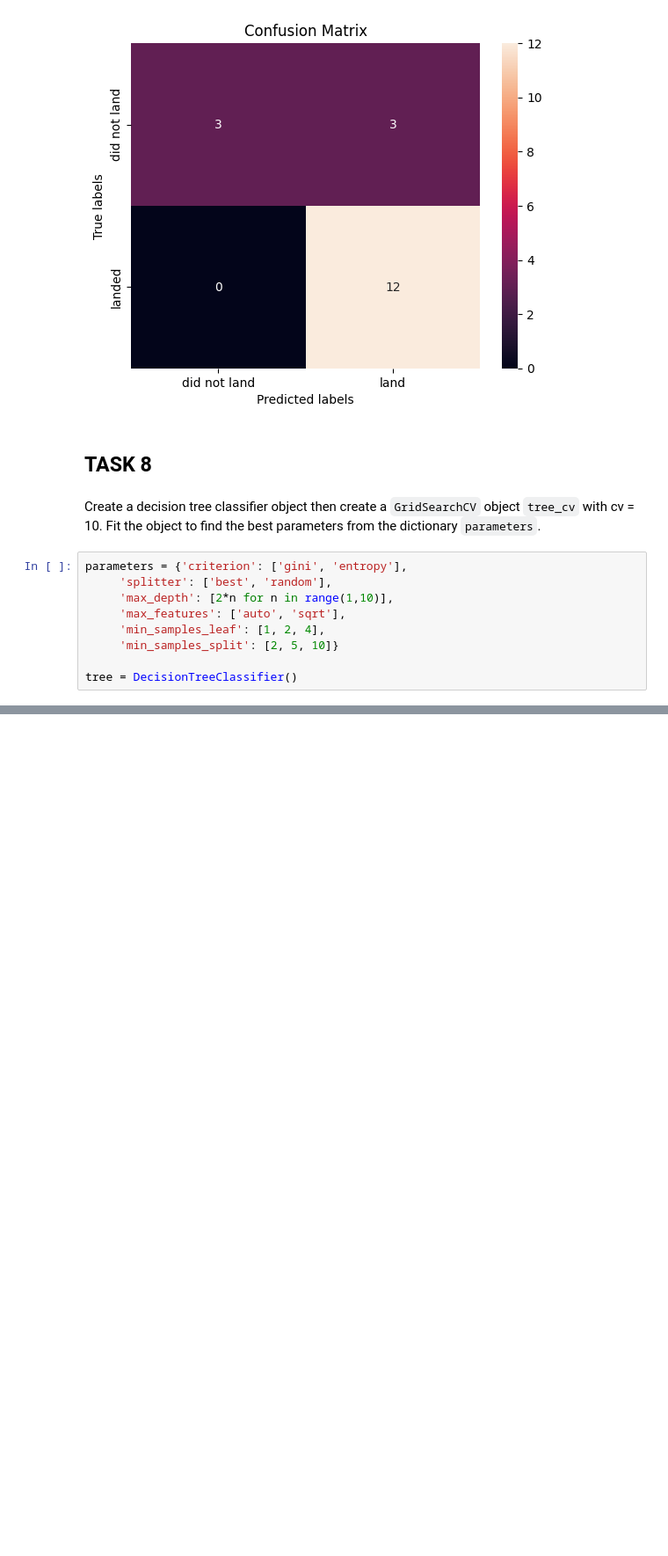
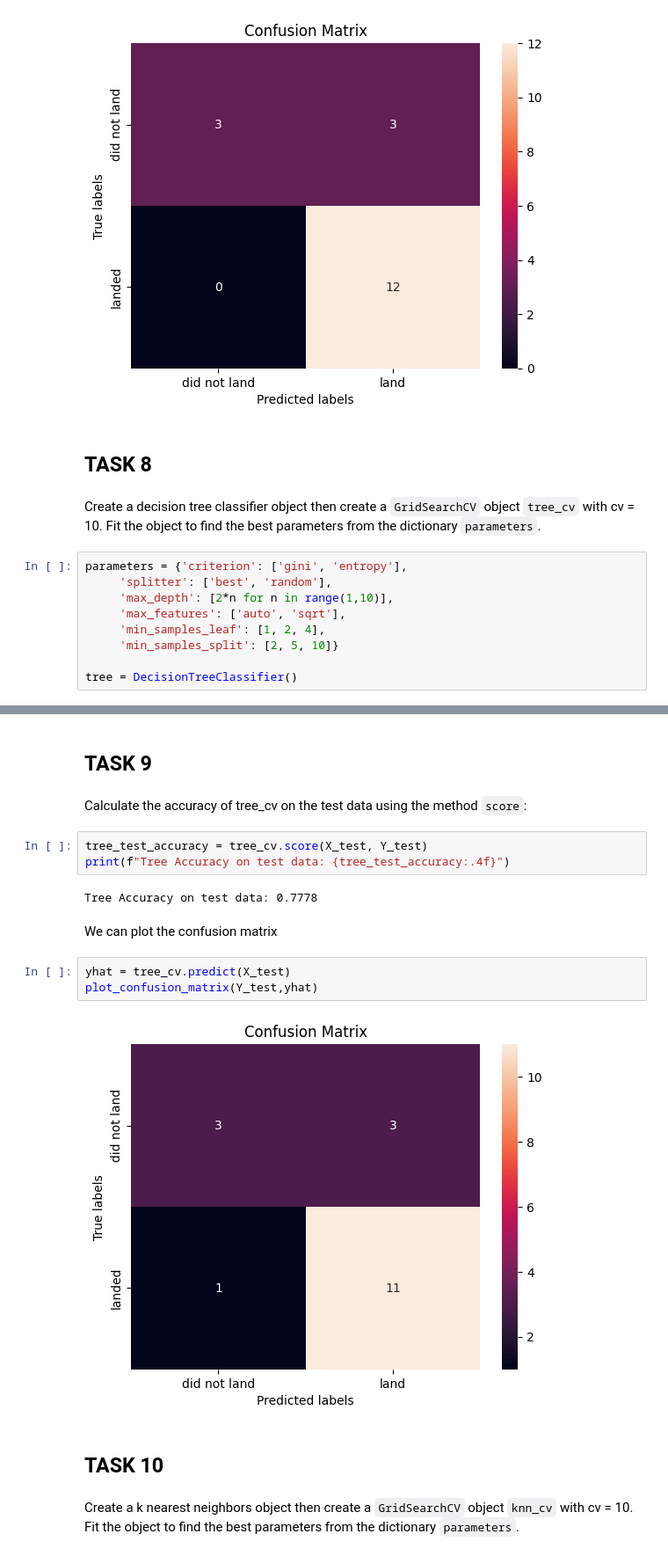
Before and after one commit to reemaratnani/Space-X_Falcon-9, a Jupyter notebook: SpaceX_Machine_Learning Prediction_Part_5-1.ipynb, the cells around one changed output, grey strips where cells are left out. Shown at 88% size. Cells and saved outputs as stored; diff of their text form; blank space fills up the shorter version.

```diff
--- a/SpaceX_Machine_Learning Prediction_Part_5-1.ipynb
+++ b/SpaceX_Machine_Learning Prediction_Part_5-1.ipynb
@@ -286,0 +287,20 @@ accuracy : 0.8625
+# %% [markdown]
+## TASK  9
+# %% [markdown]
+Calculate the accuracy of tree_cv on the test data using the method <code>score</code>:
+# %%
+tree_test_accuracy = tree_cv.score(X_test, Y_test)
+print(f"Tree Accuracy on test data: {tree_test_accuracy:.4f}")
+# %% [output]
+Tree Accuracy on test data: 0.7778
+# %% [markdown]
+We can plot the confusion matrix
+# %%
+yhat = tree_cv.predict(X_test)
+plot_confusion_matrix(Y_test,yhat)
+# %% [output]
+[figure, added]
+# %% [markdown]
+## TASK  10
+# %% [markdown]
+Create a k nearest neighbors object then  create a  <code>GridSearchCV</code> object  <code>knn_cv</code> with cv = 10.  Fit the object to find the best parameters from the dictionary <code>parameters</code>.
```
Also changed, not shown: parts of 12 cells of this notebook.
